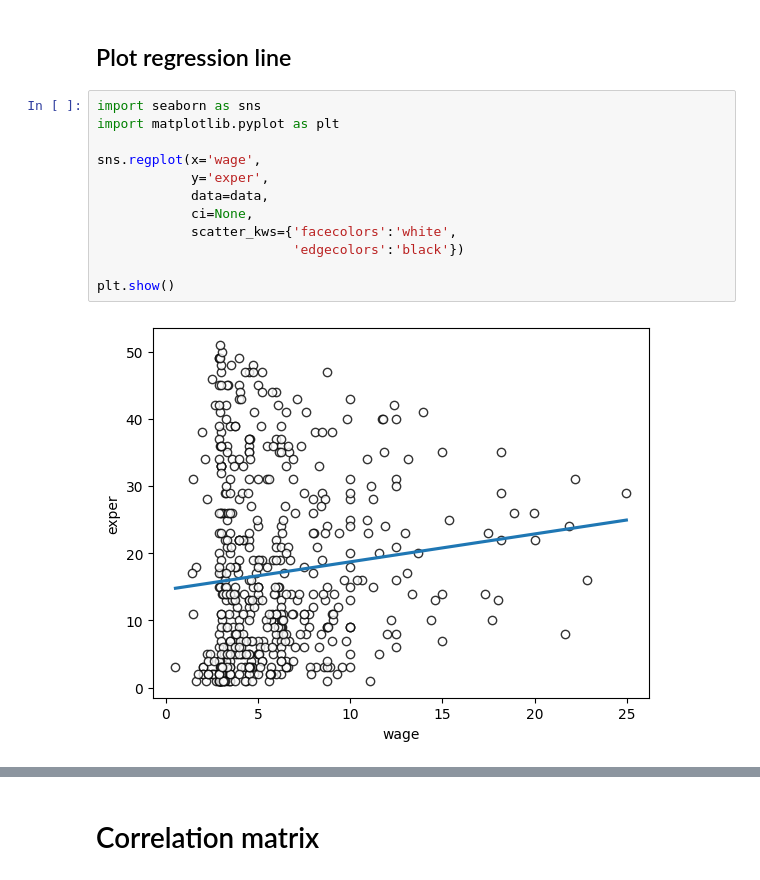
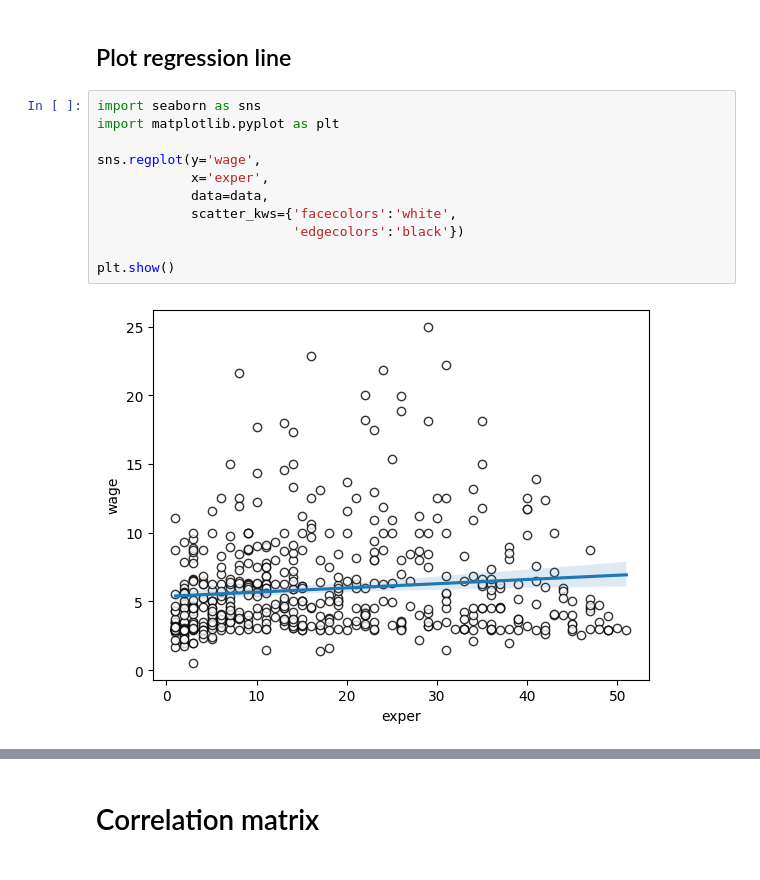
Before and after one commit to havaledar/econ3740_f26, a Jupyter notebook: lab_6.ipynb, the cells around one changed output, grey strips where cells are left out. Cells and saved outputs as stored; diff of their text form.

```diff
--- a/lab_6.ipynb
+++ b/lab_6.ipynb
@@ -170,17 +230,16 @@ Notes:
 # %%
 import seaborn as sns
 import matplotlib.pyplot as plt
 
-sns.regplot(x='wage',
-            y='exper',
+sns.regplot(y='wage',
+            x='exper',
             data=data,
-            ci=None,
             scatter_kws={'facecolors':'white',
                          'edgecolors':'black'})
 
 plt.show()
 # %% [output]
-[figure, old version]
+[figure, new version]
 # %%
 data['log_wage'] = np.log(data['wage'])
 
```
Also changed, not shown: parts of 24 cells of this notebook.
